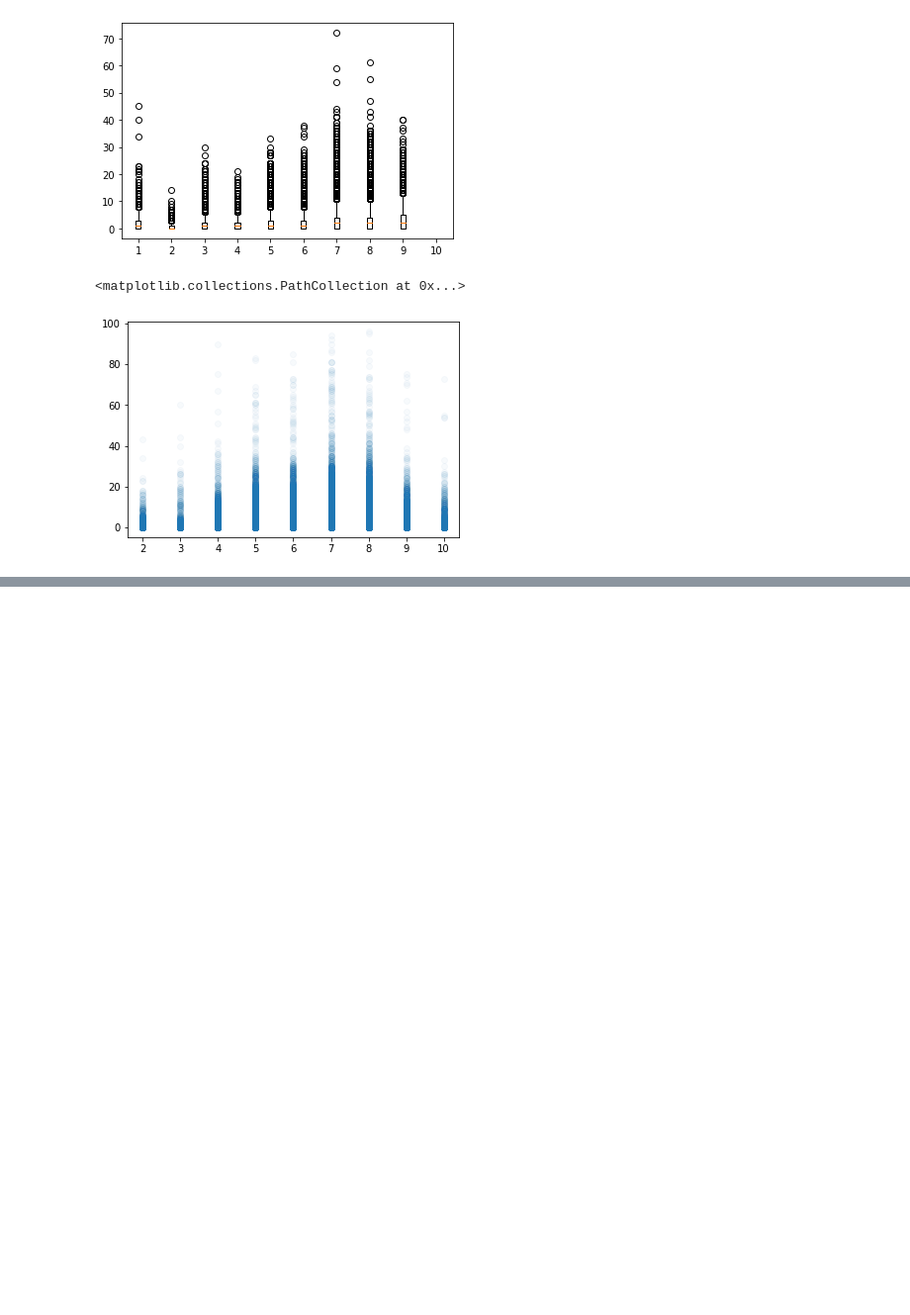
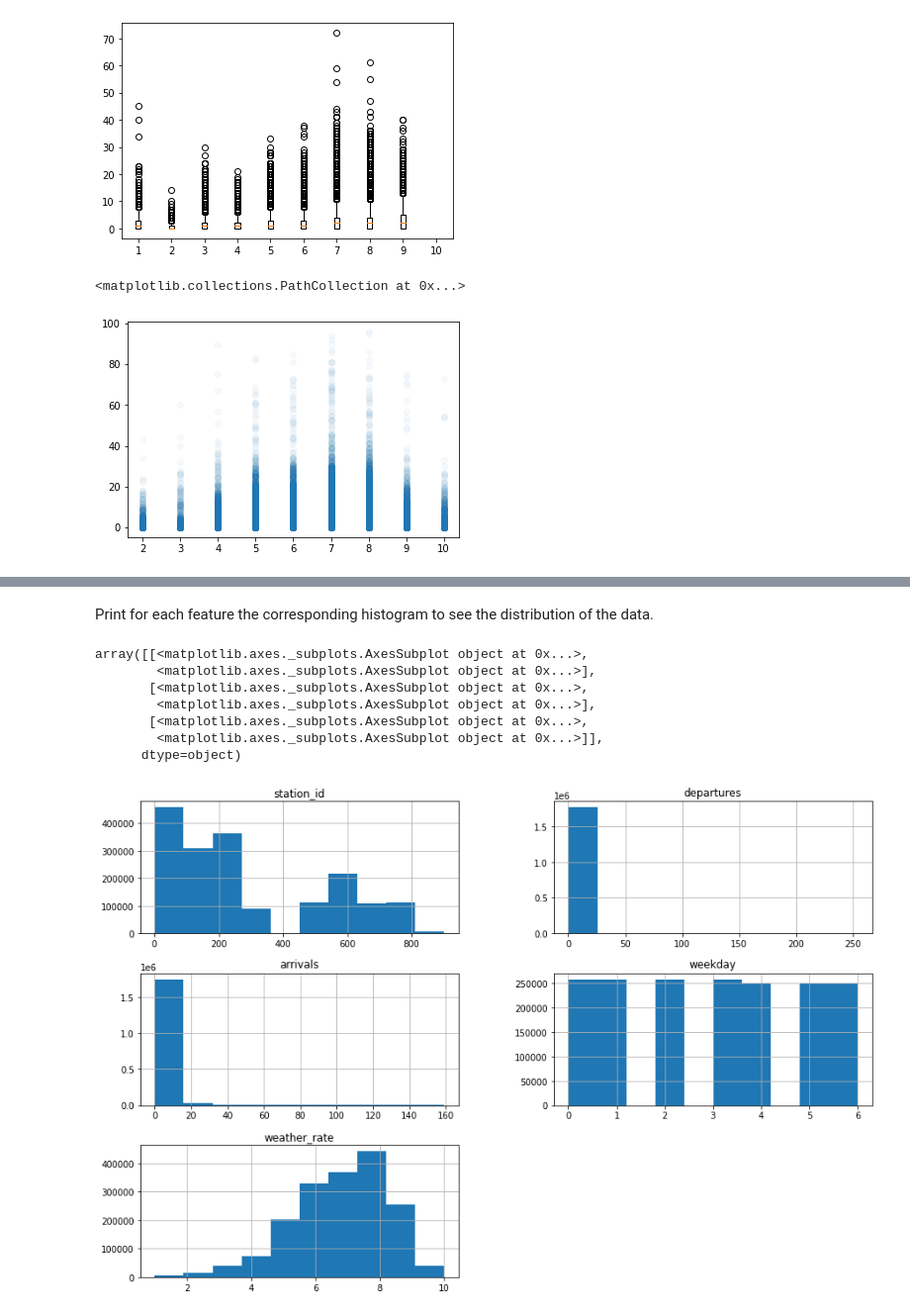
Before and after one commit to giacomogreggio/HSL-citybikes-predictor, a Jupyter notebook: HSL_citybikes_predictor.ipynb, the cells around one changed output, grey strips where cells are left out. Shown: that part at 99% size. Drawn from its saved outputs; the diff is of its cells as text; code cells hidden in the pictures; blank space fills up the shorter version.

```diff
--- a/HSL_citybikes_predictor.ipynb
+++ b/HSL_citybikes_predictor.ipynb
@@ -367,0 +266,4 @@ accuracy_score(y_test, y_predicted)
+# %%
+data = pd.DataFrame(get_all_data())
+print(data.shape)
+data
@@ -367,0 +285,13 @@ accuracy_score(y_test, y_predicted)
+# %% [markdown]
+Print for each feature the corresponding histogram to see the distribution of the data.
+# %%
+data.hist(figsize=(15,10))
+# %% [output]
+array([[<matplotlib.axes._subplots.AxesSubplot object at 0x...>,
+        <matplotlib.axes._subplots.AxesSubplot object at 0x...>],
+       [<matplotlib.axes._subplots.AxesSubplot object at 0x...>,
+        <matplotlib.axes._subplots.AxesSubplot object at 0x...>],
+       [<matplotlib.axes._subplots.AxesSubplot object at 0x...>,
+        <matplotlib.axes._subplots.AxesSubplot object at 0x...>]],
+      dtype=object)
+[figure, added]
```
Also changed, not shown: parts of 47 cells of this notebook.
